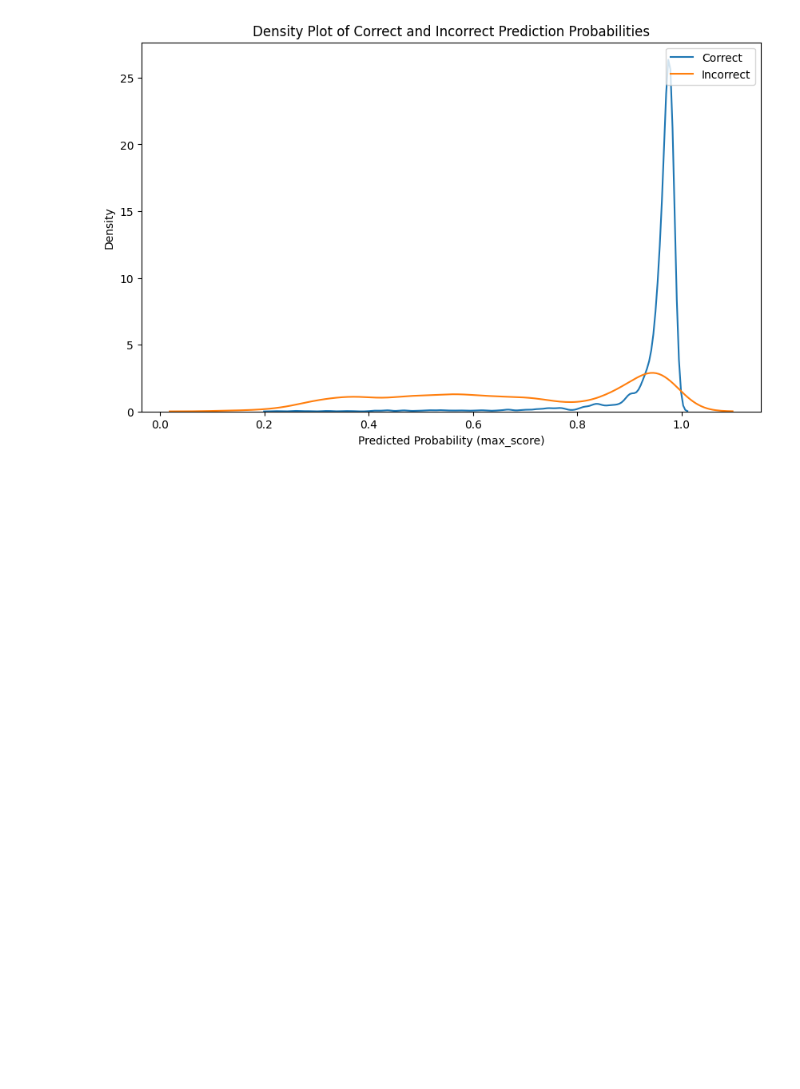
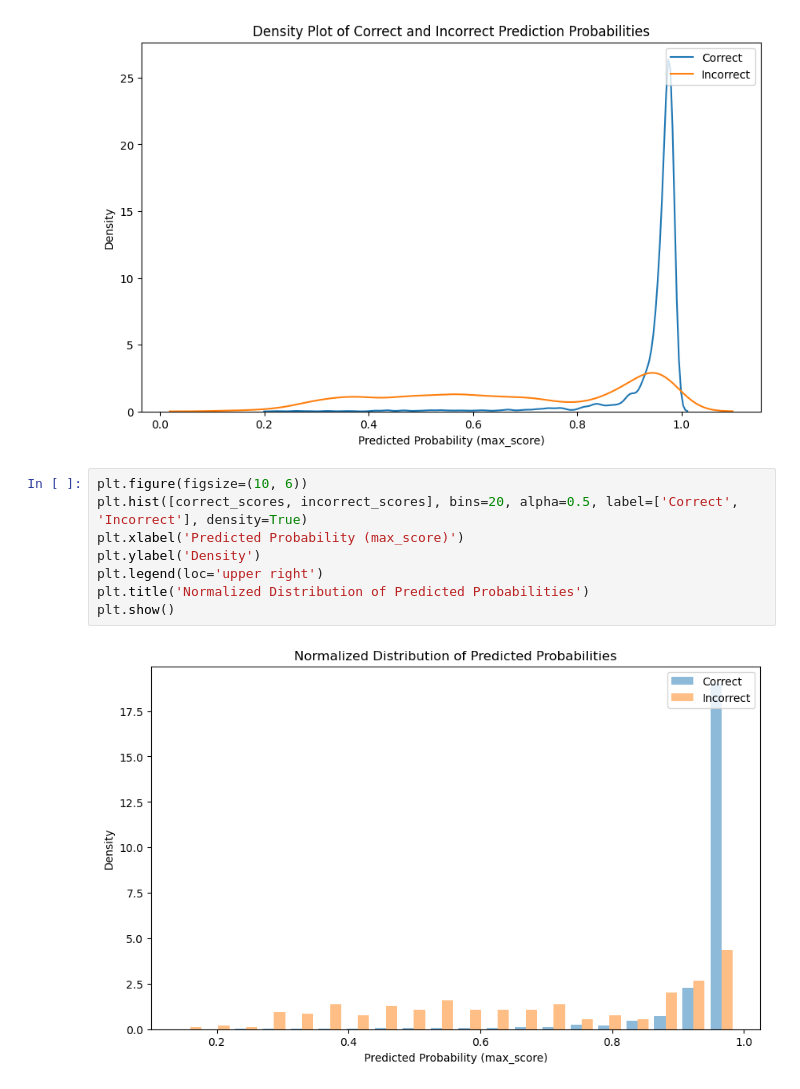
Before and after one commit to adc257/AmEx-Project, a Jupyter notebook: histogram.ipynb, the cells around one changed output. Drawn from its saved outputs; the diff is of its cells as text; blank space fills up the shorter version.

Commit message:
Update histogram.ipynb
normalize the first histogram

```diff
--- a/histogram.ipynb
+++ b/histogram.ipynb
@@ -68,3 +68,13 @@ plt.legend(loc='upper right')
 plt.show()
 # %% [output]
 [figure]
+# %%
+plt.figure(figsize=(10, 6))
+plt.hist([correct_scores, incorrect_scores], bins=20, alpha=0.5, label=['Correct', 'Incorrect'], density=True)
+plt.xlabel('Predicted Probability (max_score)')
+plt.ylabel('Density')
+plt.legend(loc='upper right')
+plt.title('Normalized Distribution of Predicted Probabilities')
+plt.show()
+# %% [output]
+[figure, added]
```
Also changed, not shown: parts of 1 cell of this notebook.
